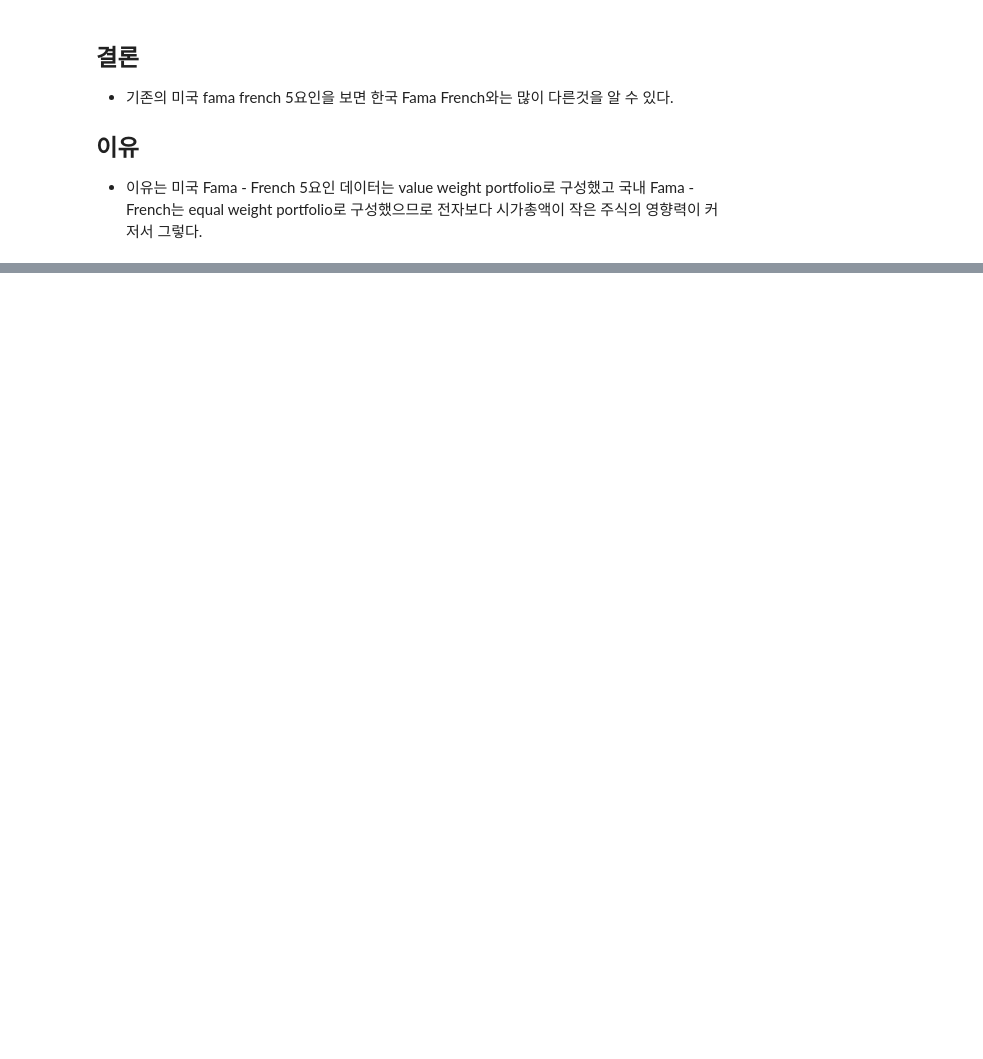
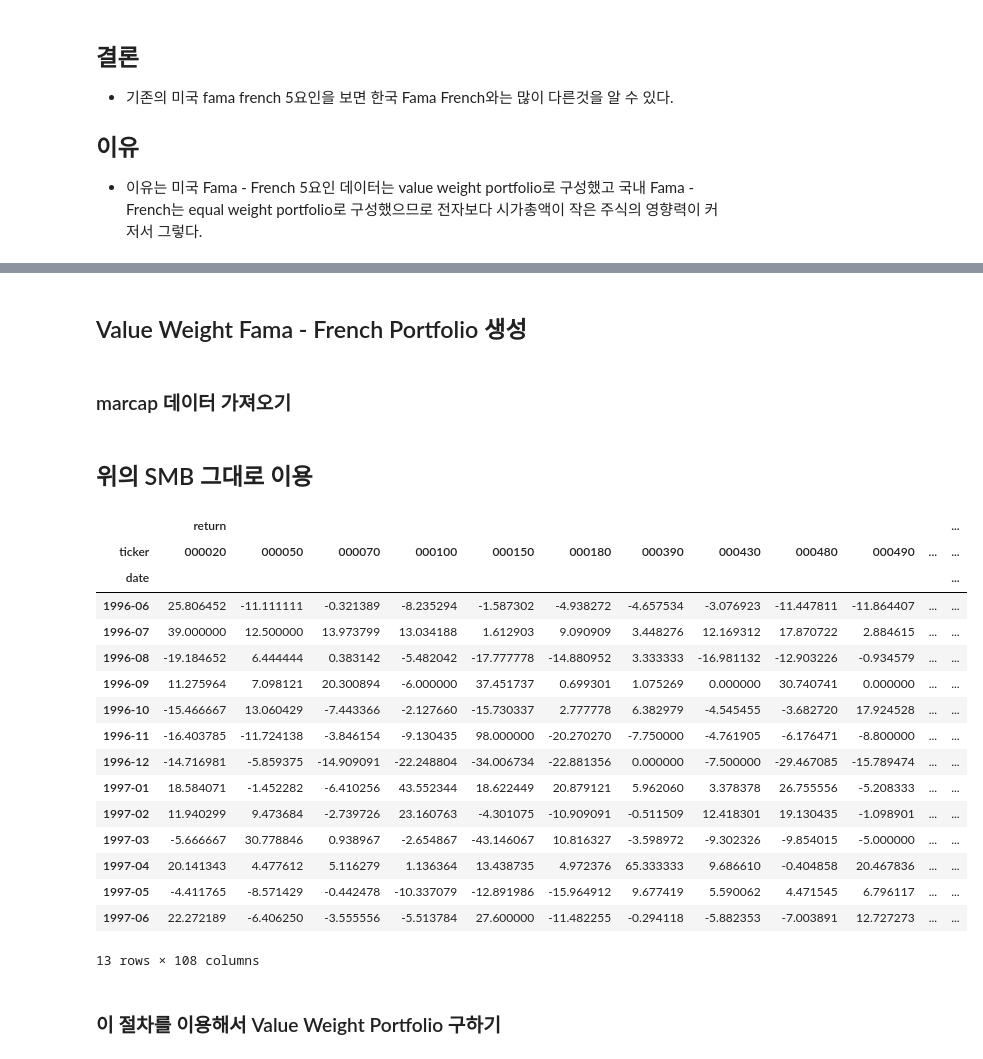
Before and after one commit to Hertz-and-Alpha/machine-learning-for-trading-korea-stock, a Jupyter notebook: data/create_fama_french_kospi.ipynb, the cells around one changed output, grey strips where cells are left out. Drawn from its saved outputs; the diff is of its cells as text; code cells hidden in the pictures; blank space fills up the shorter version.

Commit message:
Add Fama - French value weights portfolio로 수정중

```diff
--- a/data/create_fama_french_kospi.ipynb
+++ b/data/create_fama_french_kospi.ipynb
@@ -601,0 +1040,4 @@ ff_factor_data
+# %% [markdown]
+## Value Weight Fama - French Portfolio 생성
+# %% [markdown]
+### marcap 데이터 가져오기
@@ -601,0 +1048,10 @@ ff_factor_data
+# %%
+def get_year_return(date:pd.Period, ticker_range:pd.Index):
+    start = date.to_timestamp()
+    end = start + pd.DateOffset(months=13) - pd.DateOffset(days=1)
+
+    year_return = (return_data.loc[idx[start:end, ticker_range],:]
+                                        .unstack('ticker')
+                                        .mul(100)
+                    )
+    return year_return
@@ -601,0 +1061,26 @@ ff_factor_data
+# %%
+period = period_index[0]
+# %% [markdown]
+## 위의 SMB 그대로 이용
+# %%
+big_year_return = get_year_return(period, big_marcap_ticker)
+# %%
+big_year_return
+# %% [output]
+|  | return |  |  |  |  |  |  |  |  |  |  | ... |
+| ticker | 000020 | 000050 | 000070 | 000100 | 000150 | 000180 | 000390 | 000430 | 000480 | 000490 | ... | ... |
+| date |  |  |  |  |  |  |  |  |  |  |  | ... |
+| 1996-06 | 25.806452 | -11.111111 | -0.321389 | -8.235294 | -1.587302 | -4.938272 | -4.657534 | -3.076923 | -11.447811 | -11.864407 | ... | ... |
+| 1996-07 | 39.000000 | 12.500000 | 13.973799 | 13.034188 | 1.612903 | 9.090909 | 3.448276 | 12.169312 | 17.870722 | 2.884615 | ... | ... |
+| 1996-08 | -19.184652 | 6.444444 | 0.383142 | -5.482042 | -17.777778 | -14.880952 | 3.333333 | -16.981132 | -12.903226 | -0.934579 | ... | ... |
+| 1996-09 | 11.275964 | 7.098121 | 20.300894 | -6.000000 | 37.451737 | 0.699301 | 1.075269 | 0.000000 | 30.740741 | 0.000000 | ... | ... |
+| 1996-10 | -15.466667 | 13.060429 | -7.443366 | -2.127660 | -15.730337 | 2.777778 | 6.382979 | -4.545455 | -3.682720 | 17.924528 | ... | ... |
+| 1996-11 | -16.403785 | -11.724138 | -3.846154 | -9.130435 | 98.000000 | -20.270270 | -7.750000 | -4.761905 | -6.176471 | -8.800000 | ... | ... |
+| 1996-12 | -14.716981 | -5.859375 | -14.909091 | -22.248804 | -34.006734 | -22.881356 | 0.000000 | -7.500000 | -29.467085 | -15.789474 | ... | ... |
+| 1997-01 | 18.584071 | -1.452282 | -6.410256 | 43.552344 | 18.622449 | 20.879121 | 5.962060 | 3.378378 | 26.755556 | -5.208333 | ... | ... |
+| 1997-02 | 11.940299 | 9.473684 | -2.739726 | 23.160763 | -4.301075 | -10.909091 | -0.511509 | 12.418301 | 19.130435 | -1.098901 | ... | ... |
+| 1997-03 | -5.666667 | 30.778846 | 0.938967 | -2.654867 | -43.146067 | 10.816327 | -3.598972 | -9.302326 | -9.854015 | -5.000000 | ... | ... |
+| 1997-04 | 20.141343 | 4.477612 | 5.116279 | 1.136364 | 13.438735 | 4.972376 | 65.333333 | 9.686610 | -0.404858 | 20.467836 | ... | ... |
+| 1997-05 | -4.411765 | -8.571429 | -0.442478 | -10.337079 | -12.891986 | -15.964912 | 9.677419 | 5.590062 | 4.471545 | 6.796117 | ... | ... |
+| 1997-06 | 22.272189 | -6.406250 | -3.555556 | -5.513784 | 27.600000 | -11.482255 | -0.294118 | -5.882353 | -7.003891 | 12.727273 | ... | ... |
+13 rows × 108 columns
@@ -601,0 +1103,2 @@ ff_factor_data
+# %% [markdown]
+### 이 절차를 이용해서 Value Weight Portfolio 구하기
```
Also changed, not shown: parts of 55 cells of this notebook.
